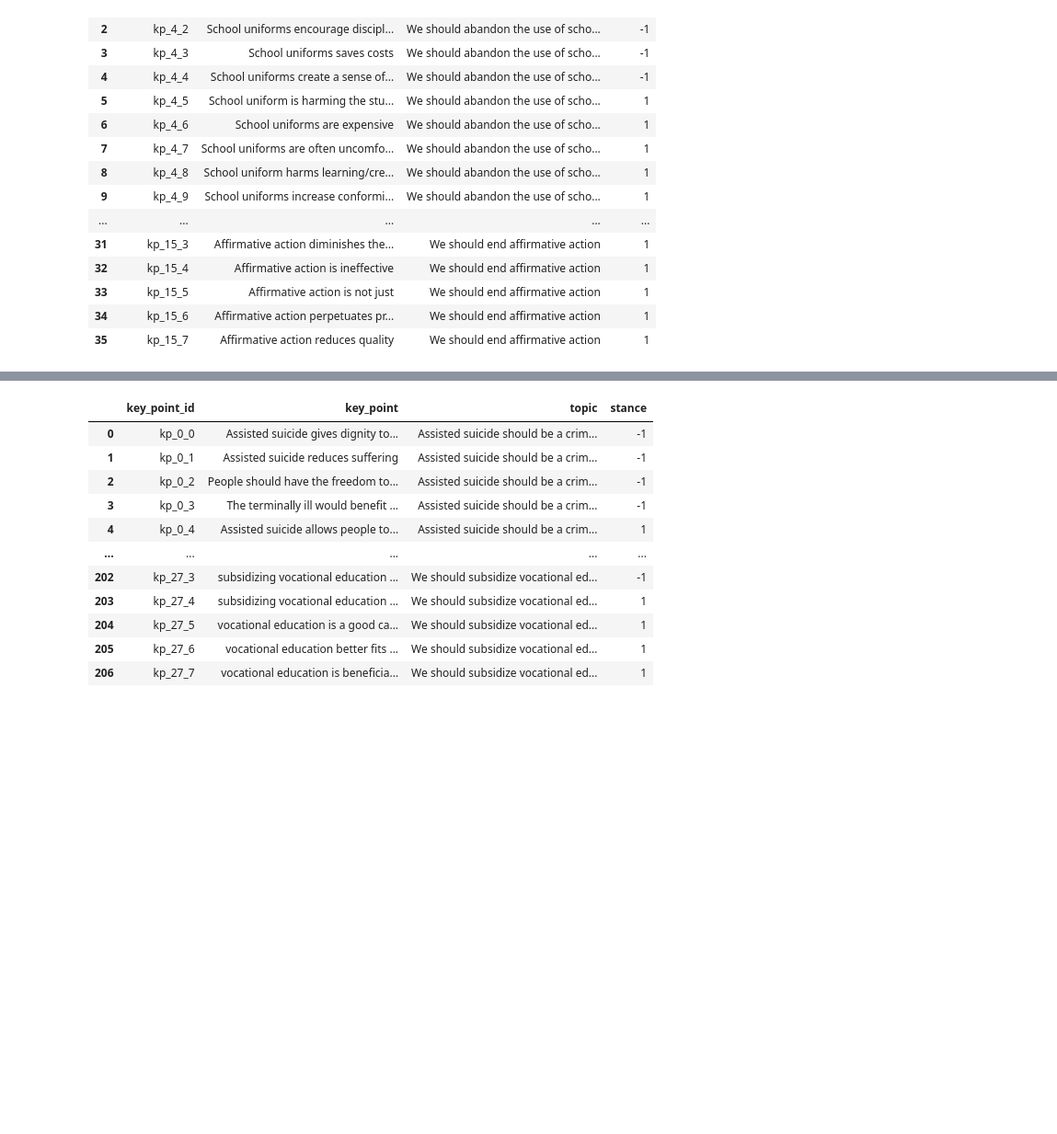
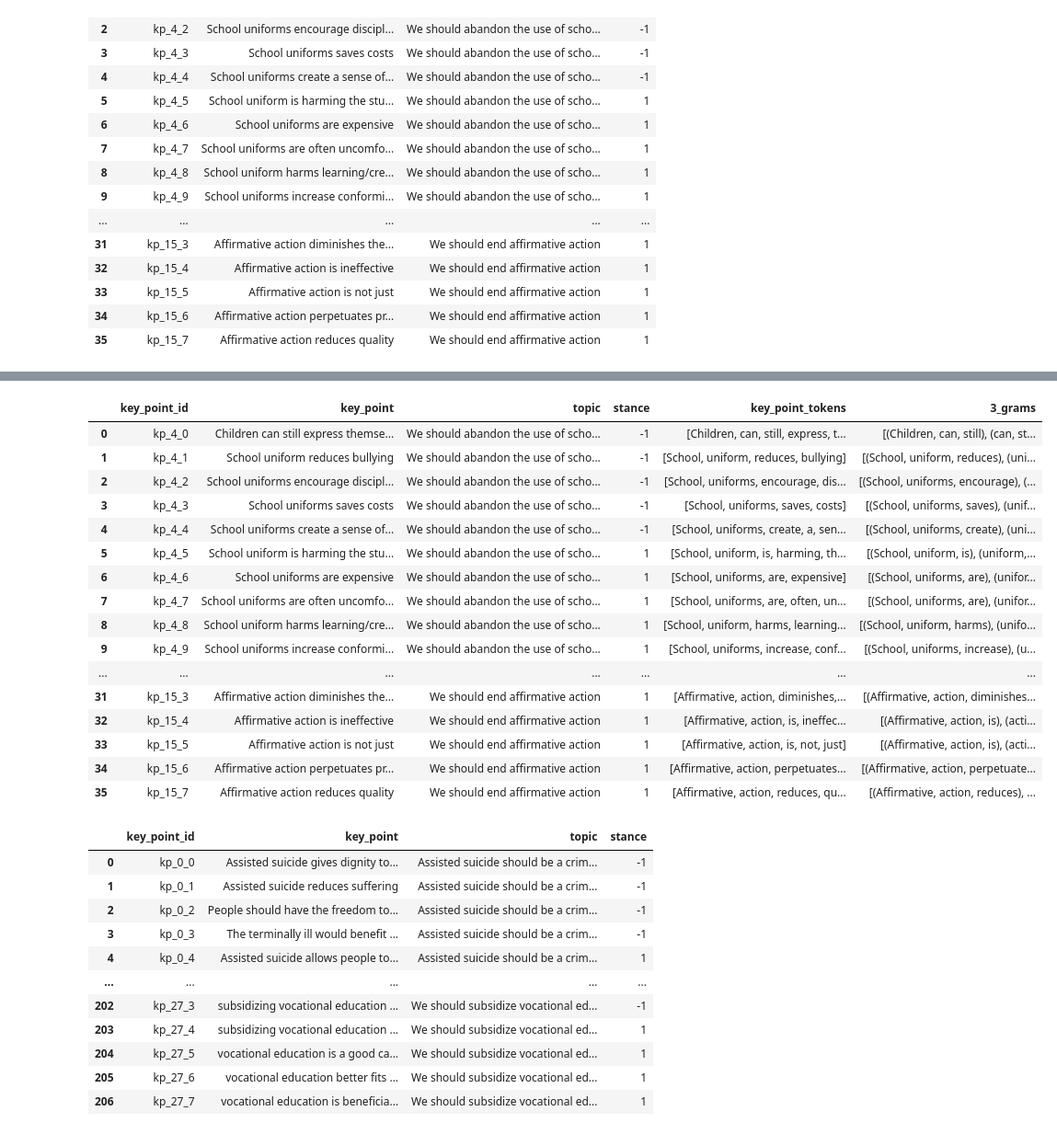
Before and after one commit to janheinrichmerker/modern-talking, a Jupyter notebook: modern_talking/dataset.ipynb, the cells around one changed output, grey strips where cells are left out. Shown: that part at 92% size. Cells and saved outputs as stored; diff of their text form; code cells hidden in the pictures; blank space fills up the shorter version.

Commit message:
added 3_grams for key_points and arguments

```diff
--- a/modern_talking/dataset.ipynb
+++ b/modern_talking/dataset.ipynb
@@ -88,3 +111,8 @@ df_key_points_dev
 | 33 | kp_15_5 | Affirmative action is not just | We should end affirmative action | 1 |
 | 34 | kp_15_6 | Affirmative action perpetuates pr... | We should end affirmative action | 1 |
 | 35 | kp_15_7 | Affirmative action reduces quality | We should end affirmative action | 1 |
+# %%
+# tokenizes the keypoints and appends them to the original data_frame
+df_key_points_dev['key_point_tokens'] = df_key_points_dev.apply(lambda row: nltk.word_tokenize(row['key_point']), axis=1)
+df_key_points_dev_tokenized = df_key_points_dev.copy()
+df_key_points_dev_tokenized
@@ -91,3 +137,26 @@ df_key_points_dev
+# %%
+# generates 3_grams from given argument_tokens list
+df_key_points_dev_tokenized['3_grams'] = df_key_points_dev_tokenized.apply(lambda row: list(ngrams(row['key_point_tokens'],3)), axis=1)
+df_key_points_dev_tokenized_3grams = df_key_points_dev_tokenized.copy()
+df_key_points_dev_tokenized_3grams
+# %% [output]
+|  | key_point_id | key_point | topic | stance | key_point_tokens | 3_grams |
+| 0 | kp_4_0 | Children can still express themse... | We should abandon the use of scho... | -1 | [Children, can, still, express, t... | [(Children, can, still), (can, st... |
+| 1 | kp_4_1 | School uniform reduces bullying | We should abandon the use of scho... | -1 | [School, uniform, reduces, bullying] | [(School, uniform, reduces), (uni... |
+| 2 | kp_4_2 | School uniforms encourage discipl... | We should abandon the use of scho... | -1 | [School, uniforms, encourage, dis... | [(School, uniforms, encourage), (... |
+| 3 | kp_4_3 | School uniforms saves costs | We should abandon the use of scho... | -1 | [School, uniforms, saves, costs] | [(School, uniforms, saves), (unif... |
+| 4 | kp_4_4 | School uniforms create a sense of... | We should abandon the use of scho... | -1 | [School, uniforms, create, a, sen... | [(School, uniforms, create), (uni... |
+| 5 | kp_4_5 | School uniform is harming the stu... | We should abandon the use of scho... | 1 | [School, uniform, is, harming, th... | [(School, uniform, is), (uniform,... |
+| 6 | kp_4_6 | School uniforms are expensive | We should abandon the use of scho... | 1 | [School, uniforms, are, expensive] | [(School, uniforms, are), (unifor... |
+| 7 | kp_4_7 | School uniforms are often uncomfo... | We should abandon the use of scho... | 1 | [School, uniforms, are, often, un... | [(School, uniforms, are), (unifor... |
+| 8 | kp_4_8 | School uniform harms learning/cre... | We should abandon the use of scho... | 1 | [School, uniform, harms, learning... | [(School, uniform, harms), (unifo... |
+| 9 | kp_4_9 | School uniforms increase conformi... | We should abandon the use of scho... | 1 | [School, uniforms, increase, conf... | [(School, uniforms, increase), (u... |
+| ... | ... | ... | ... | ... | ... | ... |
+| 31 | kp_15_3 | Affirmative action diminishes the... | We should end affirmative action | 1 | [Affirmative, action, diminishes,... | [(Affirmative, action, diminishes... |
+| 32 | kp_15_4 | Affirmative action is ineffective | We should end affirmative action | 1 | [Affirmative, action, is, ineffec... | [(Affirmative, action, is), (acti... |
+| 33 | kp_15_5 | Affirmative action is not just | We should end affirmative action | 1 | [Affirmative, action, is, not, just] | [(Affirmative, action, is), (acti... |
+| 34 | kp_15_6 | Affirmative action perpetuates pr... | We should end affirmative action | 1 | [Affirmative, action, perpetuates... | [(Affirmative, action, perpetuate... |
+| 35 | kp_15_7 | Affirmative action reduces quality | We should end affirmative action | 1 | [Affirmative, action, reduces, qu... | [(Affirmative, action, reduces), ... |
 # %%
 df_key_points_train = pandas.read_csv(data_dir / "key_points_train.csv")
 df_key_points_train
```
Also changed, not shown: parts of 4 cells of this notebook.
